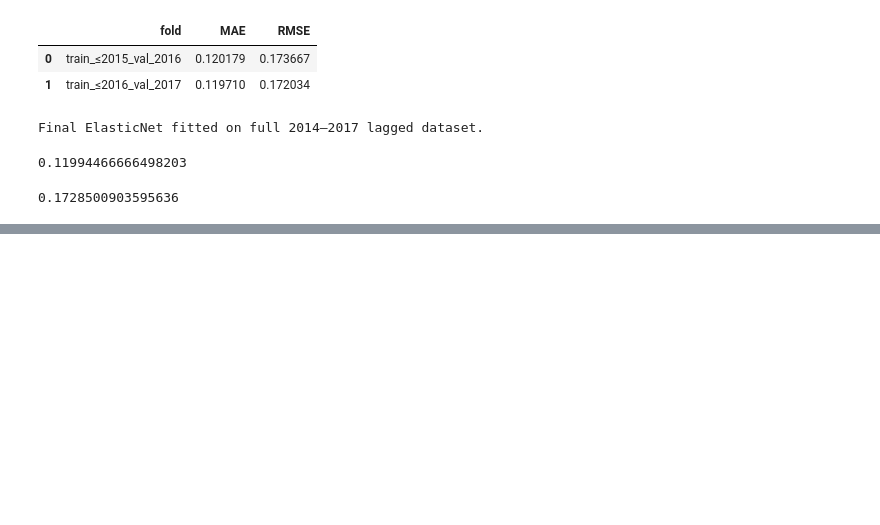
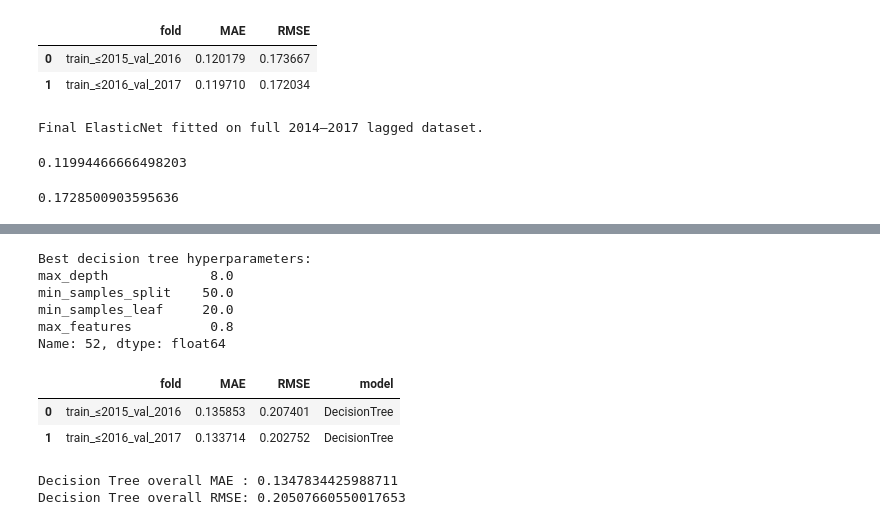
Before and after one commit to RichelCode/Wave-Energy-Forecasting-Methodological-Enhancement-and-Advanced-Modeling, a Jupyter notebook: Conference Presentation.ipynb, the cells around one changed output, grey strips where cells are left out. Cells and saved outputs as stored; diff of their text form; code cells hidden in the pictures; blank space fills up the shorter version.

```diff
--- a/Conference Presentation.ipynb
+++ b/Conference Presentation.ipynb
@@ -2125,0 +2213,32 @@ overall_rmse
+# %%
+best_dt = dt_tuning_results.iloc[0]
+best_key_dt = (
+    best_dt["max_depth"],
+    best_dt["min_samples_split"],
+    best_dt["min_samples_leaf"],
+    best_dt["max_features"],
+)
+
+print("Best decision tree hyperparameters:")
+print(best_dt[["max_depth", "min_samples_split", "min_samples_leaf", "max_features"]])
+
+best_dt_folds = dt_cv_tables[best_key_dt].copy()
+best_dt_folds["model"] = "DecisionTree"
+display(best_dt_folds)
+
+dt_overall_mae  = best_dt_folds["MAE"].mean()
+dt_overall_rmse = best_dt_folds["RMSE"].mean()
+print("\nDecision Tree overall MAE :", dt_overall_mae)
+print("Decision Tree overall RMSE:", dt_overall_rmse)
+# %% [output]
+Best decision tree hyperparameters:
+max_depth             8.0
+min_samples_split    50.0
+min_samples_leaf     20.0
+max_features          0.8
+Name: 52, dtype: float64
+|  | fold | MAE | RMSE | model |
+| 0 | train_≤2015_val_2016 | 0.135853 | 0.207401 | DecisionTree |
+| 1 | train_≤2016_val_2017 | 0.133714 | 0.202752 | DecisionTree |
+Decision Tree overall MAE : 0.1347834425988711
+Decision Tree overall RMSE: 0.20507660550017653
```
Also changed, not shown: parts of 8 cells of this notebook.
